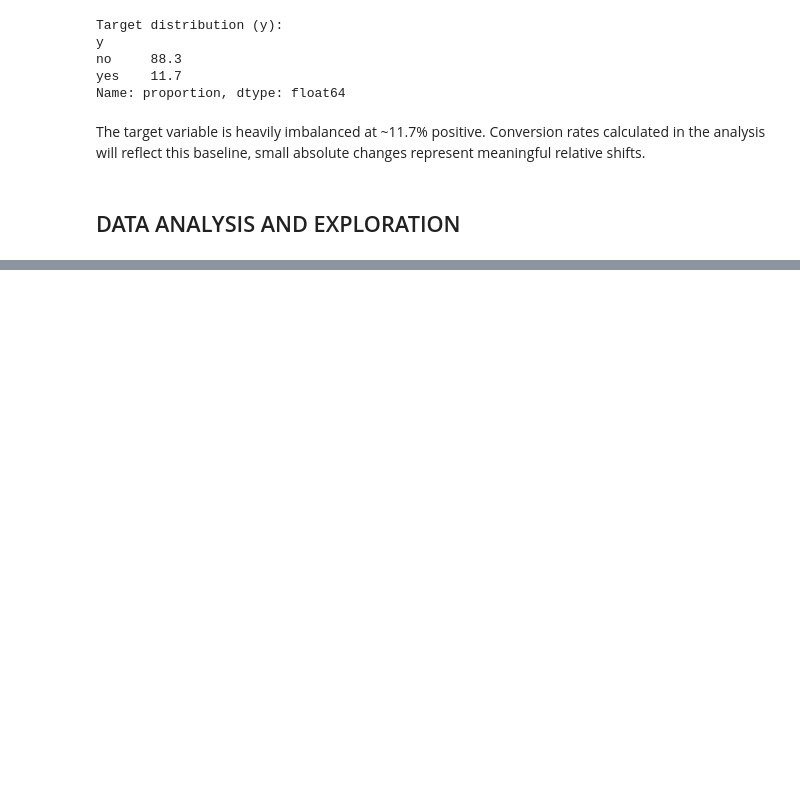
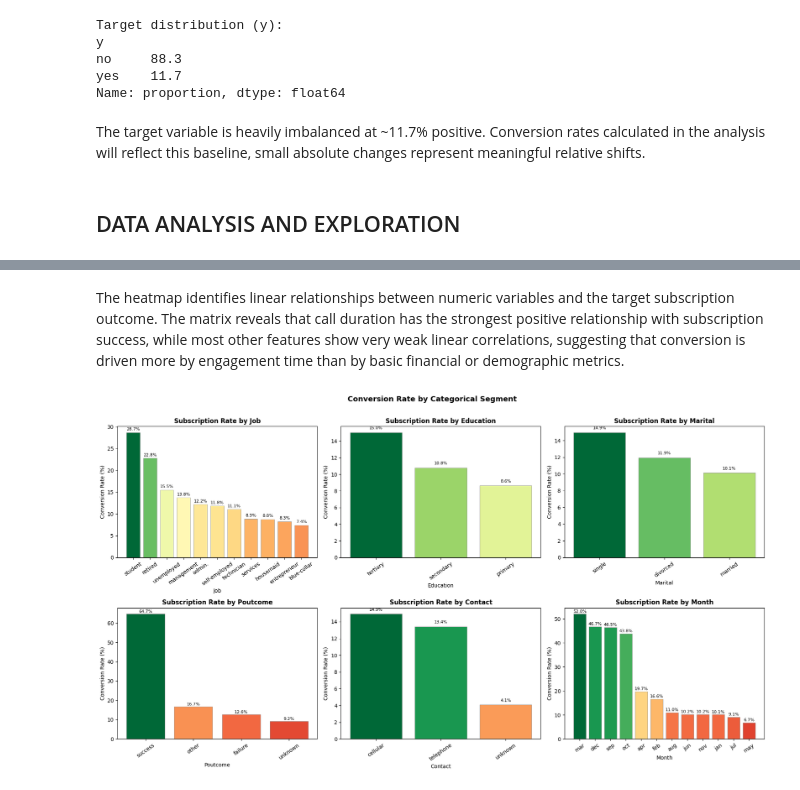
Before and after one commit to Raeesa12/FUTURE_DS_03, a Jupyter notebook: Notebook and Dataset/funnel_analysis.ipynb, the cells around one changed output, grey strips where cells are left out. Cells and saved outputs as stored; diff of their text form; code cells hidden in the pictures; blank space fills up the shorter version.

```diff
--- a/Notebook and Dataset/funnel_analysis.ipynb
+++ b/Notebook and Dataset/funnel_analysis.ipynb
@@ -367,0 +450,25 @@ data.to_csv('bank-full-cleaned.csv', index=False)
+# %% [markdown]
+The heatmap identifies linear relationships between numeric variables and the target subscription outcome. The matrix reveals that call duration has the strongest positive relationship with subscription success, while most other features show very weak linear correlations, suggesting that conversion is driven more by engagement time than by basic financial or demographic metrics.
+# %%
+cat_targets = ['job', 'education', 'marital', 'poutcome', 'contact', 'month']
+fig, axes = plt.subplots(2, 3, figsize=(18, 10))
+
+for ax, col in zip(axes.flatten(), cat_targets):
+    group = (data.groupby(col, observed=True)['y_numeric']
+               .mean()
+               .sort_values(ascending=False) * 100)
+    colors_vals = plt.cm.RdYlGn([v / max(group.values) for v in group.values])
+    bars = ax.bar(group.index, group.values, color=colors_vals, edgecolor='grey', linewidth=0.5)
+    ax.set_title(f'Subscription Rate by {col.title()}', fontsize=12, fontweight='bold')
+    ax.set_ylabel('Conversion Rate (%)', fontsize=10)
+    ax.set_xlabel(col.title(), fontsize=10)
+    ax.tick_params(axis='x', rotation=35)
+    for bar in bars:
+        ax.text(bar.get_x() + bar.get_width() / 2, bar.get_height() + 0.3,
+                f'{bar.get_height():.1f}%', ha='center', va='bottom', fontsize=8)
+
+plt.suptitle('Conversion Rate by Categorical Segment', fontsize=14, fontweight='bold', y=1.01)
+plt.tight_layout()
+plt.show()
+# %% [output]
+[figure, added]
```
Also changed, not shown: parts of 33 cells of this notebook, 12 other files.
